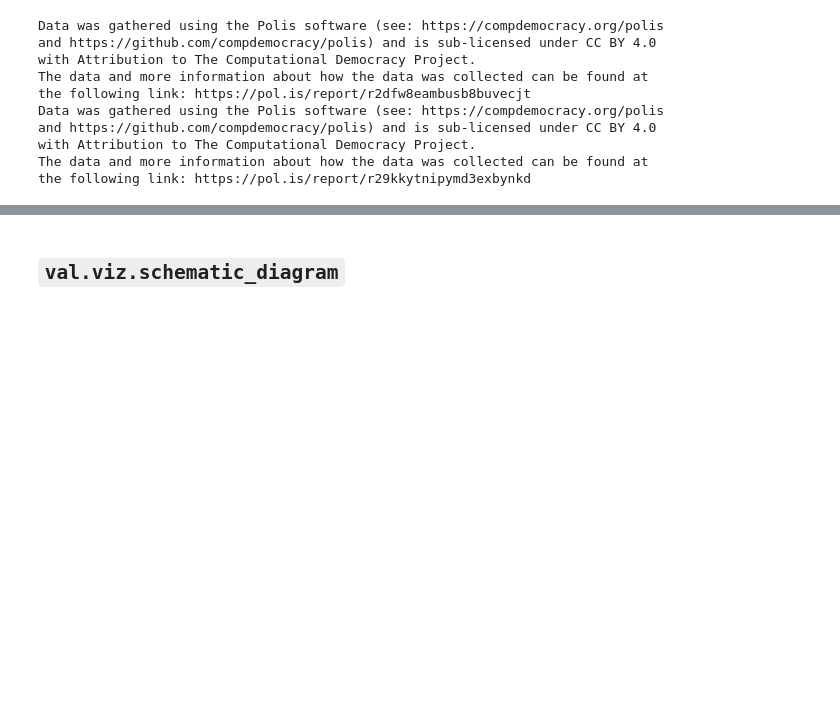
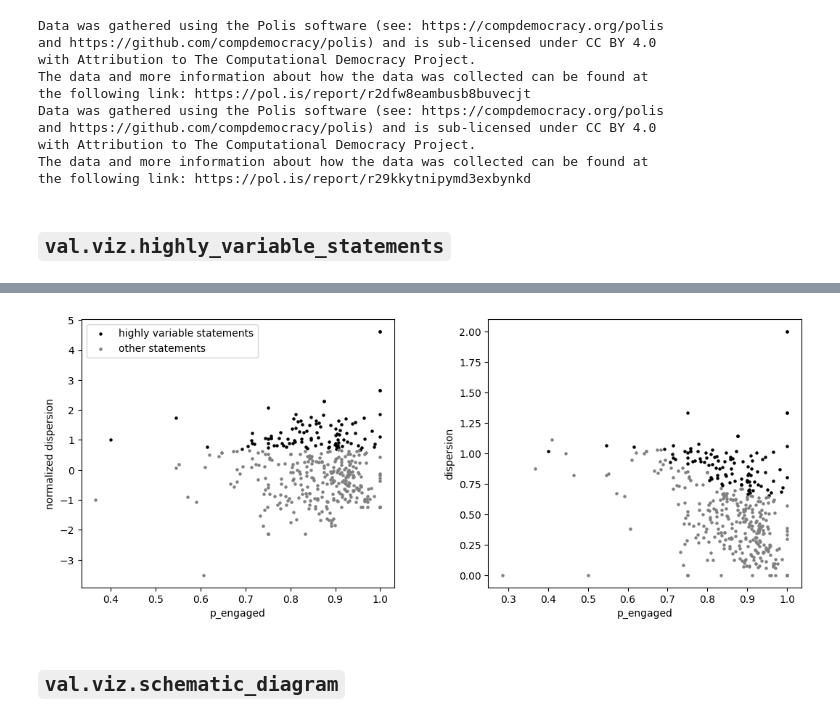
Before and after one commit to JhonatanFelix/valency-anndata, a Jupyter notebook: docs/notebooks/_documentation-examples.ipynb, the cells around one changed output, grey strips where cells are left out. Cells and saved outputs as stored; diff of their text form; code cells hidden in the pictures; blank space fills up the shorter version.

Commit message:
Added a screenshot for viz.highly_variable_statements.

```diff
--- a/docs/notebooks/_documentation-examples.ipynb
+++ b/docs/notebooks/_documentation-examples.ipynb
@@ -47,3 +47,18 @@ and https://github.com/compdemocracy/polis) and is sub-licensed under CC BY 4.0
 with Attribution to The Computational Democracy Project.
 The data and more information about how the data was collected can be found at
 the following link: https://pol.is/report/r29kkytnipymd3exbynkd
+# %% [markdown]
+## `val.viz.highly_variable_statements`
+# %%
+adata = adata_polis_large.copy()
+
+val.preprocessing.highly_variable_statements(
+    adata,
+    n_top_statements=100,
+    variance_mode="valence",
+    bin_by="p_engaged",
+    n_bins=10,
+    key_added="hv_100",
+)
+val.viz.highly_variable_statements(adata, key="hv_100", save="_engagement_binned_top100.png")
+# %% [output]
@@ -50,3 +66,4 @@ the following link: https://pol.is/report/r29kkytnipymd3exbynkd
+[figure, added]
 # %% [markdown]
 ## `val.viz.schematic_diagram`
 # %%
```
Also changed, not shown: parts of 1 cell of this notebook, 3 other files.
